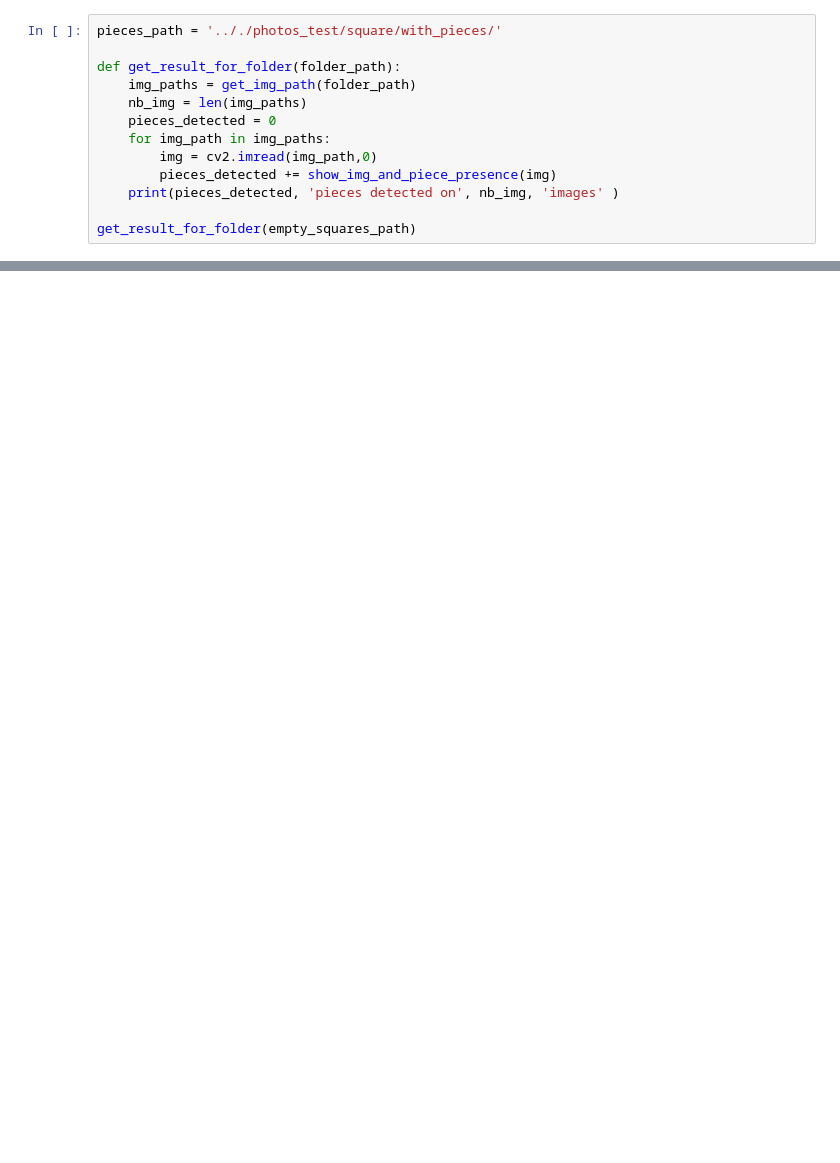
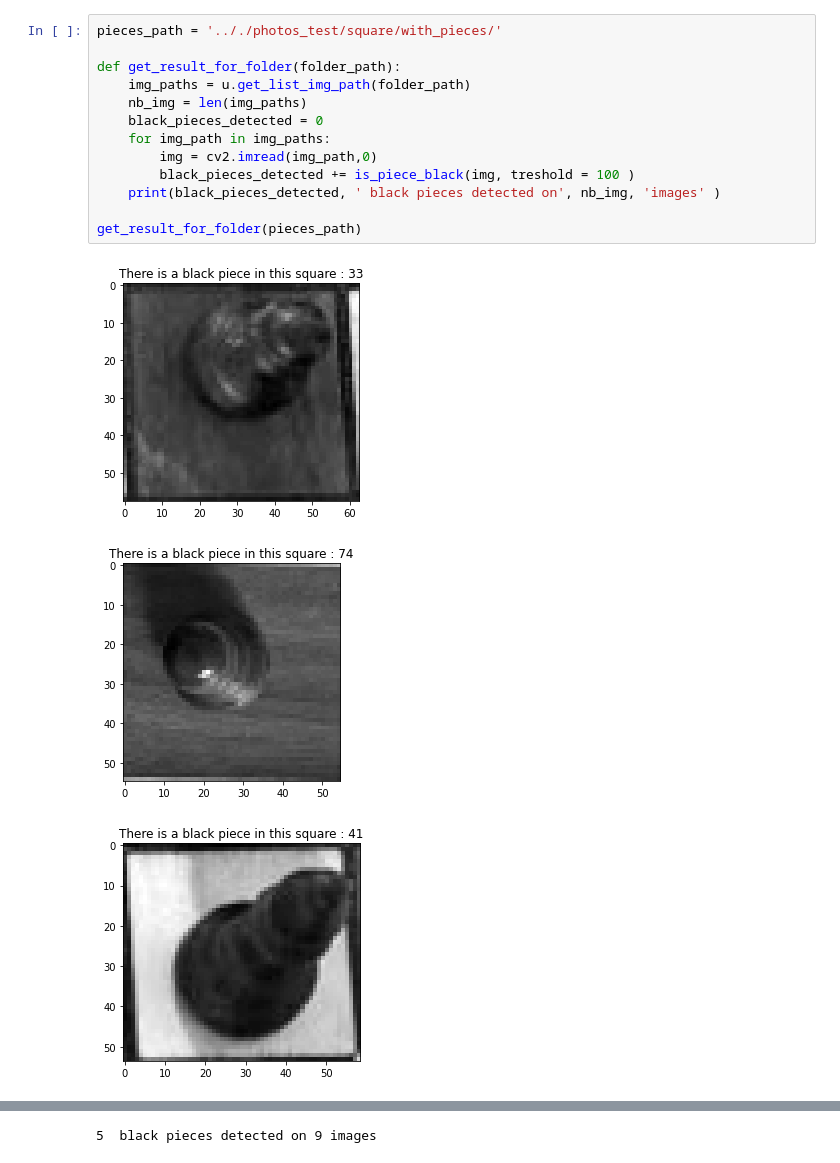
Before and after one commit to GuilhemPrince/VisualChess, a Jupyter notebook: code/color_detection.ipynb, the cells around one changed output, grey strips where cells are left out. Saved outputs shown, nothing was run; the diff lists cells and outputs as text; blank space fills up the shorter version.

```diff
--- a/code/color_detection.ipynb
+++ b/code/color_detection.ipynb
@@ -81,13 +82,17 @@ get_color(WoB_g)
 # %%
 pieces_path = '.././photos_test/square/with_pieces/'
 
 def get_result_for_folder(folder_path):
-    img_paths = get_img_path(folder_path)
+    img_paths = u.get_list_img_path(folder_path)
     nb_img = len(img_paths)
-    pieces_detected = 0
+    black_pieces_detected = 0
     for img_path in img_paths:
         img = cv2.imread(img_path,0)
-        pieces_detected += show_img_and_piece_presence(img)
-    print(pieces_detected, 'pieces detected on', nb_img, 'images' )
+        black_pieces_detected += is_piece_black(img, treshold = 100 )
+    print(black_pieces_detected, ' black pieces detected on', nb_img, 'images' )
 
-get_result_for_folder(empty_squares_path)
+get_result_for_folder(pieces_path)
+# %% [output]
+[figure, added]
+[figure, added]
+[figure, added]
@@ -93,0 +105 @@ get_result_for_folder(empty_squares_path)
+5  black pieces detected on 9 images
```
Also changed, not shown: parts of 11 cells of this notebook, 1 other file.
